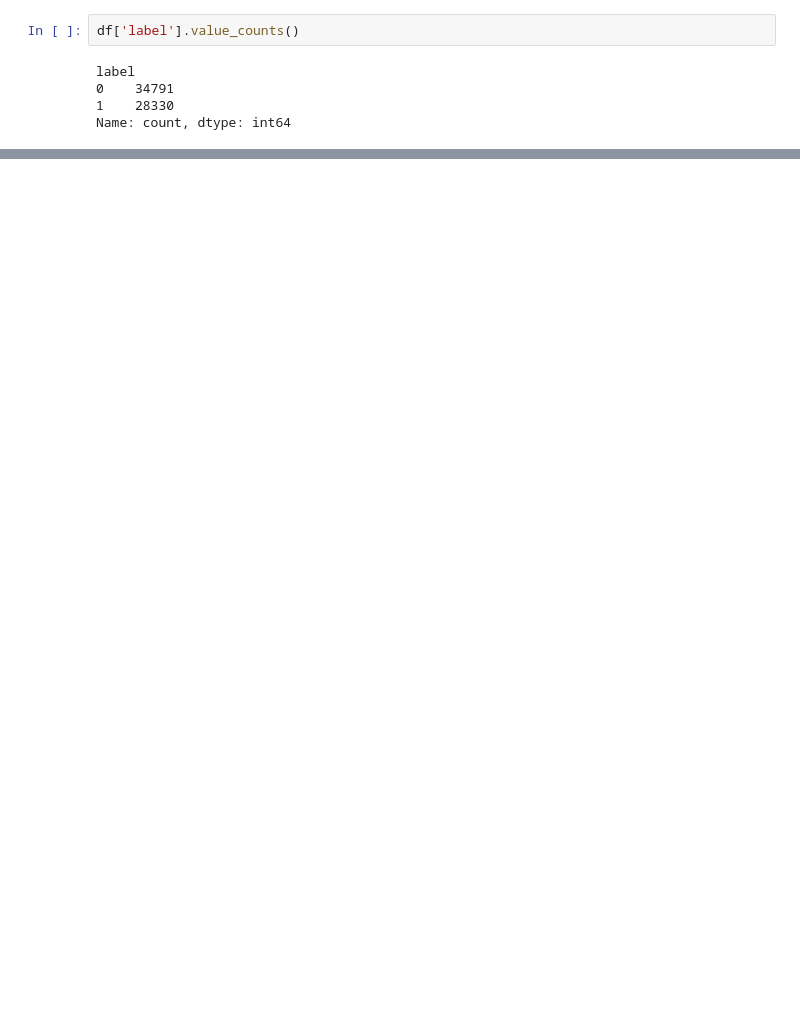
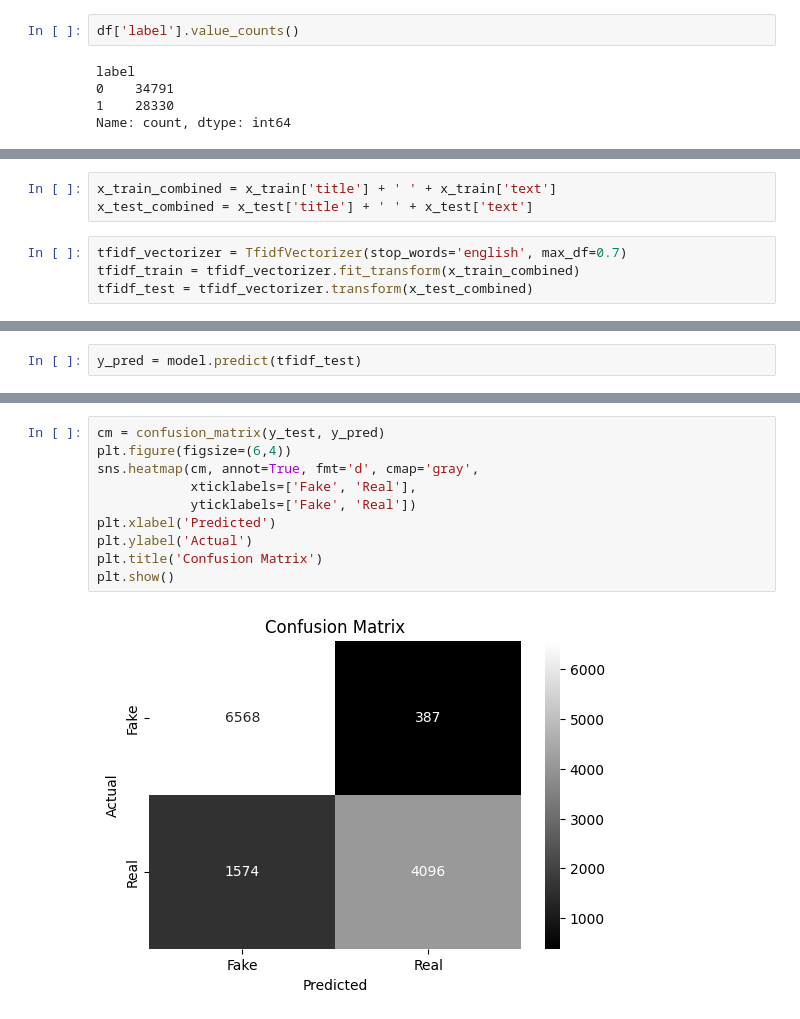
Before and after one commit to muhammadanush/Project-Fake-News-Prediction, a Jupyter notebook: project-fake-news-prediction.ipynb, the cells around one changed output, grey strips where cells are left out. Saved outputs shown, nothing was run; the diff lists cells and outputs as text; blank space fills up the shorter version.

Commit message:
Kaggle Notebook | Project: Fake News Prediction | fake news prediction add

```diff
--- a/project-fake-news-prediction.ipynb
+++ b/project-fake-news-prediction.ipynb
@@ -132,0 +171,7 @@ Passing `palette` without assigning `hue` is deprecated and will be removed in v
+# %%
+x_train_combined = x_train['title'] + ' ' + x_train['text']
+x_test_combined = x_test['title'] + ' ' + x_test['text']
+# %%
+tfidf_vectorizer = TfidfVectorizer(stop_words='english', max_df=0.7)
+tfidf_train = tfidf_vectorizer.fit_transform(x_train_combined)
+tfidf_test = tfidf_vectorizer.transform(x_test_combined)
@@ -132,0 +183,2 @@ Passing `palette` without assigning `hue` is deprecated and will be removed in v
+# %%
+y_pred = model.predict(tfidf_test)
@@ -132,0 +190,12 @@ Passing `palette` without assigning `hue` is deprecated and will be removed in v
+# %%
+cm = confusion_matrix(y_test, y_pred)
+plt.figure(figsize=(6,4))
+sns.heatmap(cm, annot=True, fmt='d', cmap='gray',
+            xticklabels=['Fake', 'Real'],
+            yticklabels=['Fake', 'Real'])
+plt.xlabel('Predicted')
+plt.ylabel('Actual')
+plt.title('Confusion Matrix')
+plt.show()
+# %% [output]
+[figure, added]
```
Also changed, not shown: parts of 14 cells of this notebook.
